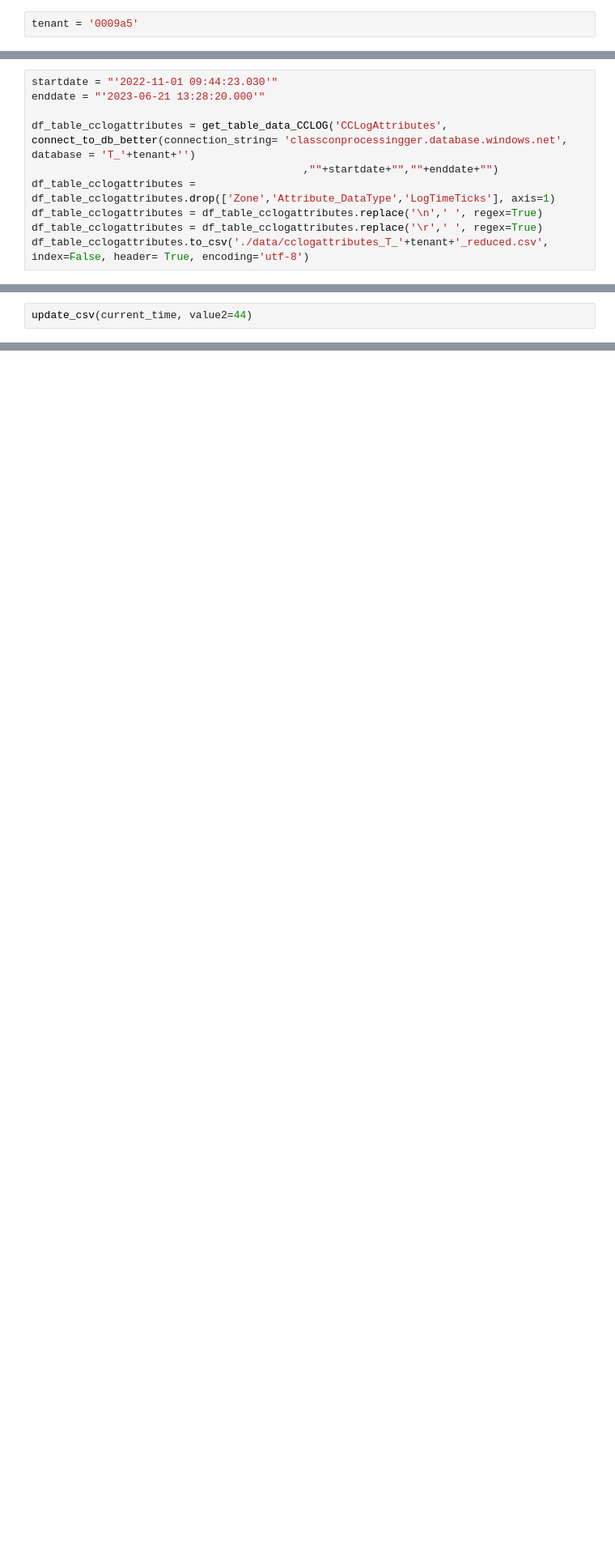
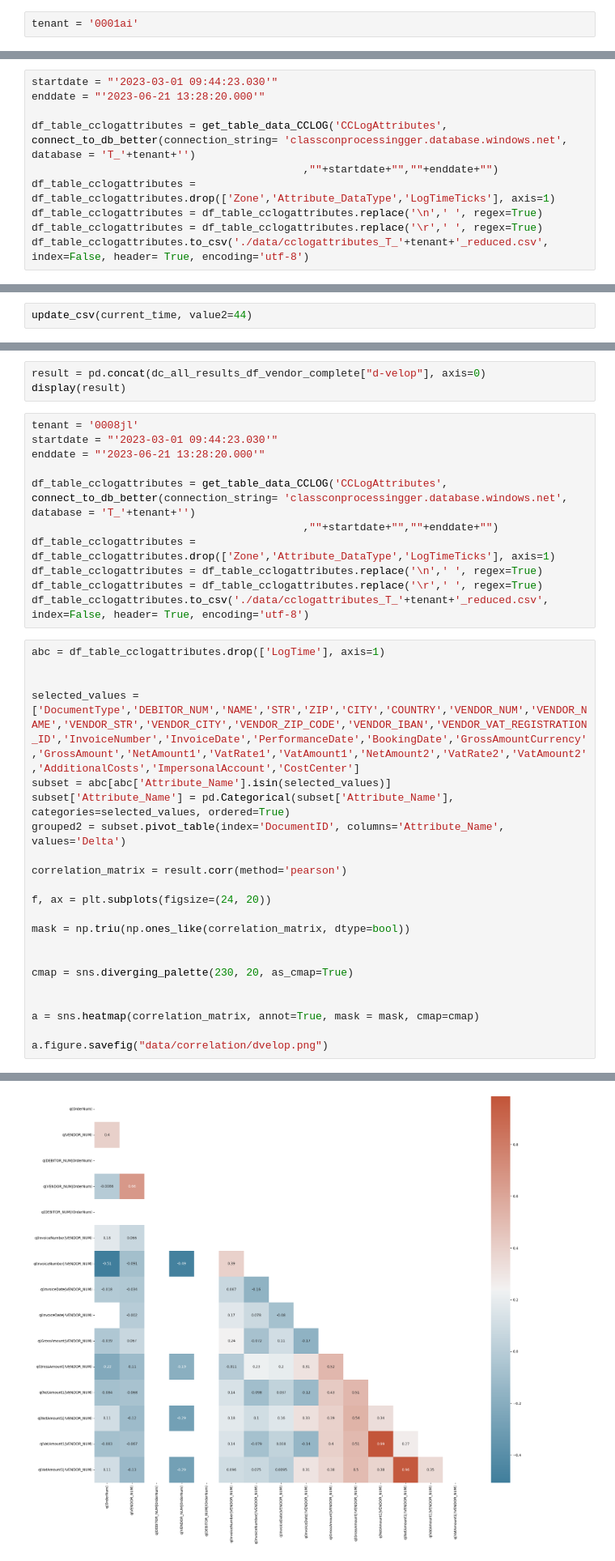
Before and after one commit to FusionShareeza/Masterarbeit, a Jupyter notebook: sqlconnector.ipynb, the cells around one changed output, grey strips where cells are left out. Shown at 81% size. Cells and saved outputs as stored; diff of their text form; blank space fills up the shorter version.

```diff
--- a/sqlconnector.ipynb
+++ b/sqlconnector.ipynb
@@ -67,7 +67,7 @@ Tensorflow/Keras: 2.12.0
 # %% [markdown]
 # Connect to Database and get Data
 # %%
-tenant = '0009a5'
+tenant = '0001ai'
 # %%
 def connect_to_db_better(connection_string,
                     database,
@@ -626,7 +626,7 @@ def sort_numbers_by_position(df, sollwerte_transposed ,col_name, threshold):
 
     return sorted_numbers, threshold_numbers
 # %%
-startdate = "'2022-11-01 09:44:23.030'"
+startdate = "'2023-03-01 09:44:23.030'"
 enddate = "'2023-06-21 13:28:20.000'"
 
 df_table_cclogattributes = get_table_data_CCLOG('CCLogAttributes', connect_to_db_better(connection_string= 'classconprocessingger.database.windows.net', database = 'T_'+tenant+'')
@@ -1343,0 +1288,37 @@ display(pivot_table)
+# %%
+result = pd.concat(dc_all_results_df_vendor_complete["d-velop"], axis=0)
+display(result)
+# %%
+tenant = '0008jl'
+startdate = "'2023-03-01 09:44:23.030'"
+enddate = "'2023-06-21 13:28:20.000'"
+
+df_table_cclogattributes = get_table_data_CCLOG('CCLogAttributes', connect_to_db_better(connection_string= 'classconprocessingger.database.windows.net', database = 'T_'+tenant+'')
+                                           ,""+startdate+"",""+enddate+"")
+df_table_cclogattributes = df_table_cclogattributes.drop(['Zone','Attribute_DataType','LogTimeTicks'], axis=1)
+df_table_cclogattributes = df_table_cclogattributes.replace('\n',' ', regex=True)
+df_table_cclogattributes = df_table_cclogattributes.replace('\r',' ', regex=True)
+df_table_cclogattributes.to_csv('./data/cclogattributes_T_'+tenant+'_reduced.csv', index=False, header= True, encoding='utf-8')
+# %%
+abc = df_table_cclogattributes.drop(['LogTime'], axis=1)
+
+
+selected_values = ['DocumentType','DEBITOR_NUM','NAME','STR','ZIP','CITY','COUNTRY','VENDOR_NUM','VENDOR_NAME','VENDOR_STR','VENDOR_CITY','VENDOR_ZIP_CODE','VENDOR_IBAN','VENDOR_VAT_REGISTRATION_ID','InvoiceNumber','InvoiceDate','PerformanceDate','BookingDate','GrossAmountCurrency','GrossAmount','NetAmount1','VatRate1','VatAmount1','NetAmount2','VatRate2','VatAmount2','AdditionalCosts','ImpersonalAccount','CostCenter']
+subset = abc[abc['Attribute_Name'].isin(selected_values)]
+subset['Attribute_Name'] = pd.Categorical(subset['Attribute_Name'], categories=selected_values, ordered=True)
+grouped2 = subset.pivot_table(index='DocumentID', columns='Attribute_Name', values='Delta')
+
+correlation_matrix = result.corr(method='pearson')
+
+f, ax = plt.subplots(figsize=(24, 20))
+
+mask = np.triu(np.ones_like(correlation_matrix, dtype=bool))
+
+
+cmap = sns.diverging_palette(230, 20, as_cmap=True)
+
+
+a = sns.heatmap(correlation_matrix, annot=True, mask = mask, cmap=cmap)
+
+a.figure.savefig("data/correlation/dvelop.png")
+# %% [output]
@@ -1343,0 +1332 @@ display(pivot_table)
+[figure, added]
```
Also changed, not shown: parts of 7 cells of this notebook, 2 other files.
